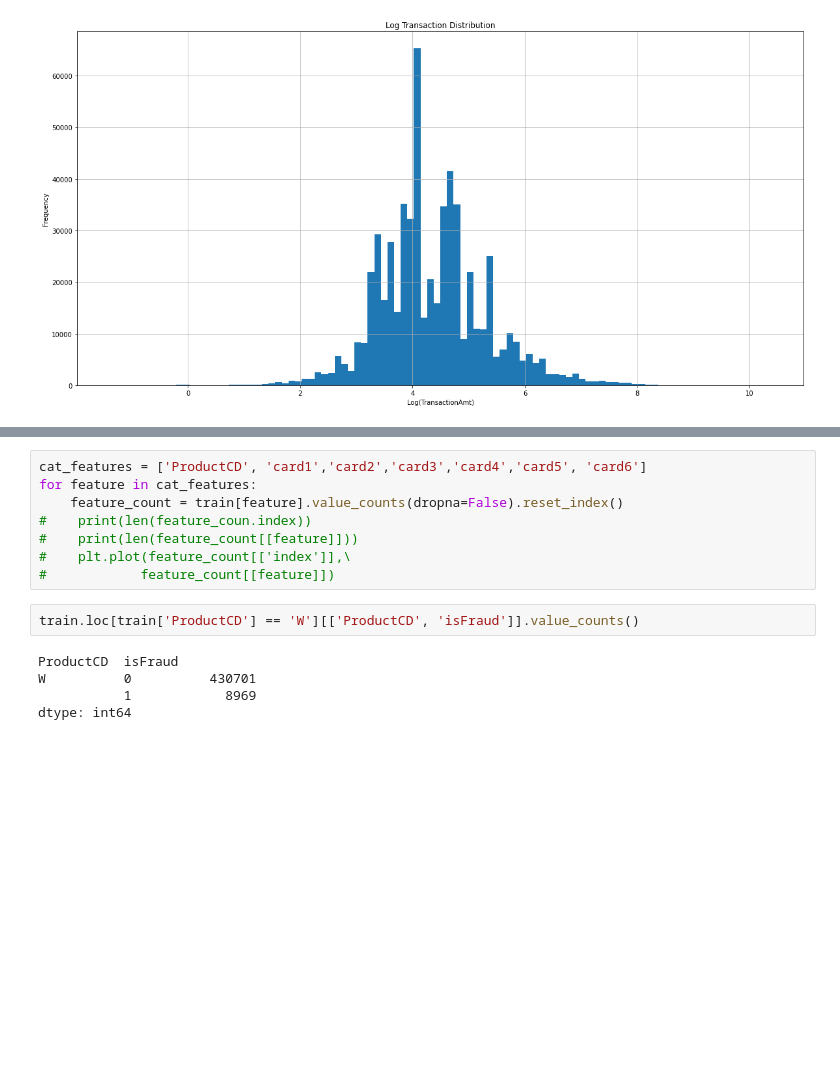
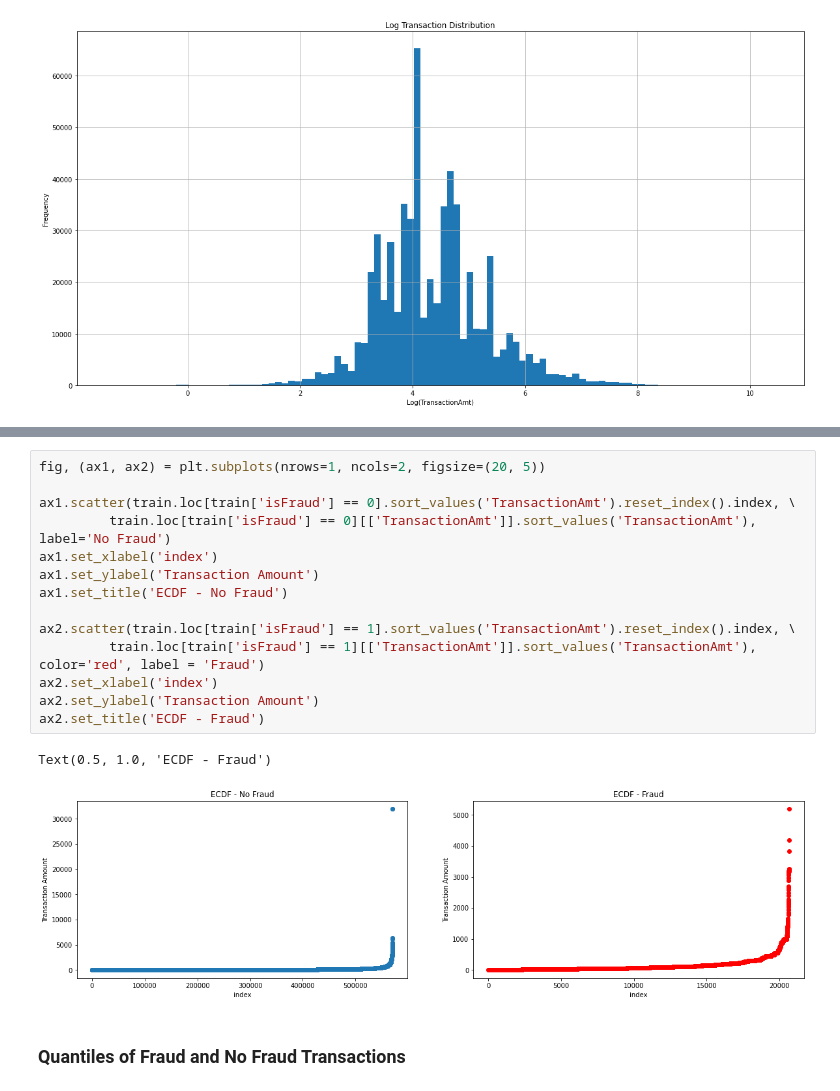
Before and after one commit to JoshSpangler96/IEEE-CIS-Fraud-Detection, a Jupyter notebook: IEEE_Fraud_Detection.ipynb, the cells around one changed output, grey strips where cells are left out. Cells and saved outputs as stored; diff of their text form; blank space fills up the shorter version.

```diff
--- a/IEEE_Fraud_Detection.ipynb
+++ b/IEEE_Fraud_Detection.ipynb
@@ -189,15 +262,19 @@ plt.show()
-# %%
-cat_features = ['ProductCD', 'card1','card2','card3','card4','card5', 'card6']
-for feature in cat_features:
-    feature_count = train[feature].value_counts(dropna=False).reset_index()
-#    print(len(feature_coun.index))
-#    print(len(feature_count[[feature]]))
-#    plt.plot(feature_count[['index']],\
-#            feature_count[[feature]])
-# %%
-train.loc[train['ProductCD'] == 'W'][['ProductCD', 'isFraud']].value_counts()
-# %% [output]
-ProductCD  isFraud
-W          0          430701
-           1            8969
-dtype: int64
+# %%
+fig, (ax1, ax2) = plt.subplots(nrows=1, ncols=2, figsize=(20, 5))
+
+ax1.scatter(train.loc[train['isFraud'] == 0].sort_values('TransactionAmt').reset_index().index, \
+         train.loc[train['isFraud'] == 0][['TransactionAmt']].sort_values('TransactionAmt'), label='No Fraud')
+ax1.set_xlabel('index')
+ax1.set_ylabel('Transaction Amount')
+ax1.set_title('ECDF - No Fraud')
+
+ax2.scatter(train.loc[train['isFraud'] == 1].sort_values('TransactionAmt').reset_index().index, \
+         train.loc[train['isFraud'] == 1][['TransactionAmt']].sort_values('TransactionAmt'), color='red', label = 'Fraud')
+ax2.set_xlabel('index')
+ax2.set_ylabel('Transaction Amount')
+ax2.set_title('ECDF - Fraud')
+# %% [output]
+Text(0.5, 1.0, 'ECDF - Fraud')
+[figure, added]
+# %% [markdown]
+### Quantiles of Fraud and No Fraud Transactions
```
Also changed, not shown: parts of 46 cells of this notebook.
